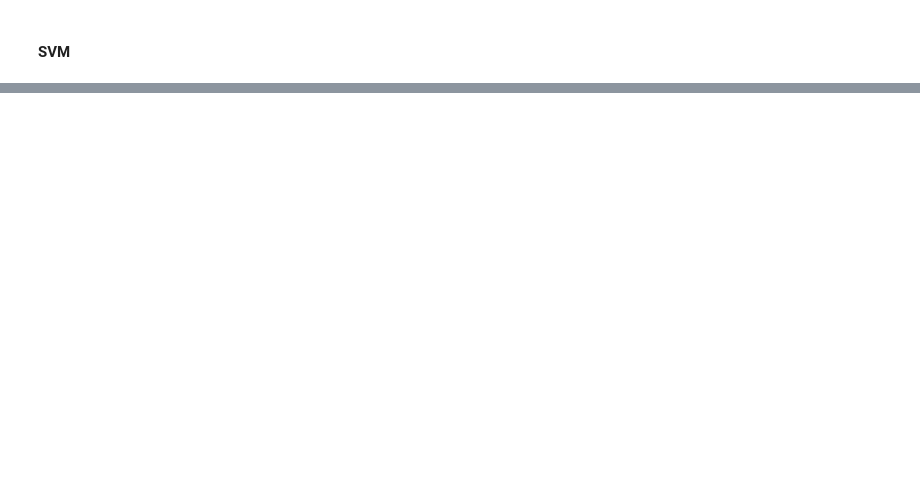
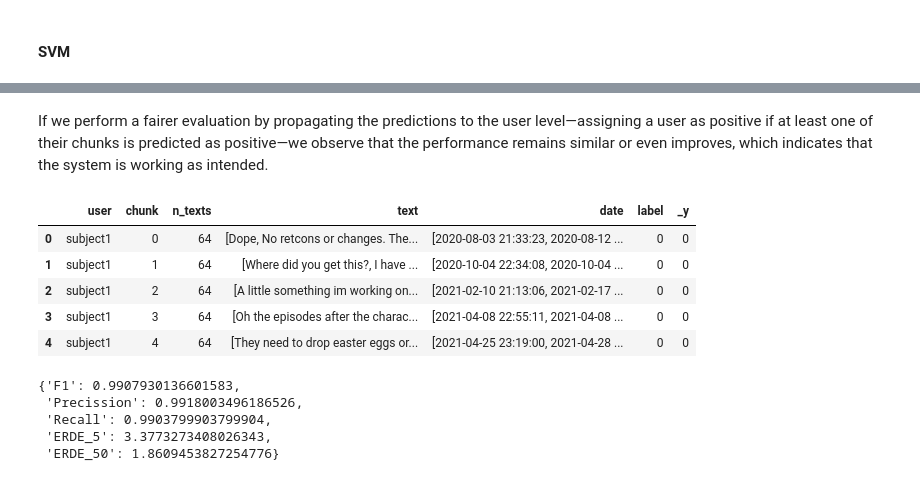
Before and after one commit to manucouto1/framework3, a Jupyter notebook: docs/examples/notebooks/research_deltas.ipynb, the cells around one changed output, grey strips where cells are left out. Saved outputs shown, nothing was run; the diff lists cells and outputs as text; code cells hidden in the pictures; blank space fills up the shorter version.

```diff
--- a/docs/examples/notebooks/research_deltas.ipynb
+++ b/docs/examples/notebooks/research_deltas.ipynb
@@ -1108,0 +308,3 @@ class ERDE(BaseMetric):
+# %%
+test_erde_5 = ERDE(gg_2023_test.n_texts.values.tolist(), k=5)
+test_erde_50 = ERDE(gg_2023_test.n_texts.values.tolist(), k=50)
@@ -1112,0 +394,11 @@ No it comes the most exiting part, the moment to integrate the filters in the pi
+# %%
+train_x = XYData(_hash=" Gambling_2023_train_x", _path="/dataset", _value=gg_2023_train)
+train_y = XYData(
+    _hash="Gambling_2023_train_y", _path="/dataset", _value=gg_2023_train.label.tolist()
+)
+
+test_x = XYData(_hash="Gambling_2023_test_x", _path="/dataset", _value=gg_2023_test)
+
+test_y = XYData(
+    _hash="Gambling_2023_test_y", _path="/dataset", _value=gg_2023_test.label.tolist()
+)
@@ -1112,0 +409,8 @@ No it comes the most exiting part, the moment to integrate the filters in the pi
+# %%
+from joblib import parallel_backend
+import sys
+
+with parallel_backend("loky", n_jobs=-1):
+    print("Starting GridSearchCV fitting...", flush=True)
+    pipeline_svm.fit(train_x, train_y)
+    sys.stdout.flush()
@@ -1112,0 +451,2 @@ No it comes the most exiting part, the moment to integrate the filters in the pi
+# %%
+_y = pipeline_svm.predict(test_x)
@@ -1112,0 +485,39 @@ No it comes the most exiting part, the moment to integrate the filters in the pi
+# %% [markdown]
+If we perform a fairer evaluation by propagating the predictions to the user level—assigning a user as positive if at least one of their chunks is predicted as positive—we observe that the performance remains similar or even improves, which indicates that the system is working as intended.
+# %%
+gg_2023_test["_y"] = _y.value
+gg_2023_test.head(5)
+# %% [output]
+|  | user | chunk | n_texts | text | date | label | _y |
+| 0 | subject1 | 0 | 64 | [Dope, No retcons or changes. The... | [2020-08-03 21:33:23, 2020-08-12 ... | 0 | 0 |
+| 1 | subject1 | 1 | 64 | [Where did you get this?, I have ... | [2020-10-04 22:34:08, 2020-10-04 ... | 0 | 0 |
+| 2 | subject1 | 2 | 64 | [A little something im working on... | [2021-02-10 21:13:06, 2021-02-17 ... | 0 | 0 |
+| 3 | subject1 | 3 | 64 | [Oh the episodes after the charac... | [2021-04-08 22:55:11, 2021-04-08 ... | 0 | 0 |
+| 4 | subject1 | 4 | 64 | [They need to drop easter eggs or... | [2021-04-25 23:19:00, 2021-04-28 ... | 0 | 0 |
+# %%
+aux = gg_2023_test.groupby(["user"]).agg(
+    {"label": "first", "_y": lambda x: 1 if any(list(x)) else 0}
+)
+{
+    "F1": F1().evaluate(
+        test_x, XYData.mock(aux.label.tolist()), XYData.mock(aux._y.tolist())
+    ),
+    "Precission": Precission().evaluate(
+        test_x, XYData.mock(aux.label.tolist()), XYData.mock(aux._y.tolist())
+    ),
+    "Recall": Recall().evaluate(
+        test_x, XYData.mock(aux.label.tolist()), XYData.mock(aux._y.tolist())
+    ),
+    "ERDE_5": test_erde_5.evaluate(
+        test_x, XYData.mock(aux.label.tolist()), XYData.mock(aux._y.tolist())
+    ),
+    "ERDE_50": test_erde_50.evaluate(
+        test_x, XYData.mock(aux.label.tolist()), XYData.mock(aux._y.tolist())
+    ),
+}
+# %% [output]
+{'F1': 0.9907930136601583,
+ 'Precission': 0.9918003496186526,
+ 'Recall': 0.9903799903799904,
+ 'ERDE_5': 3.3773273408026343,
+ 'ERDE_50': 1.8609453827254776}
```
Also changed, not shown: parts of 47 cells of this notebook, 9 other files.
